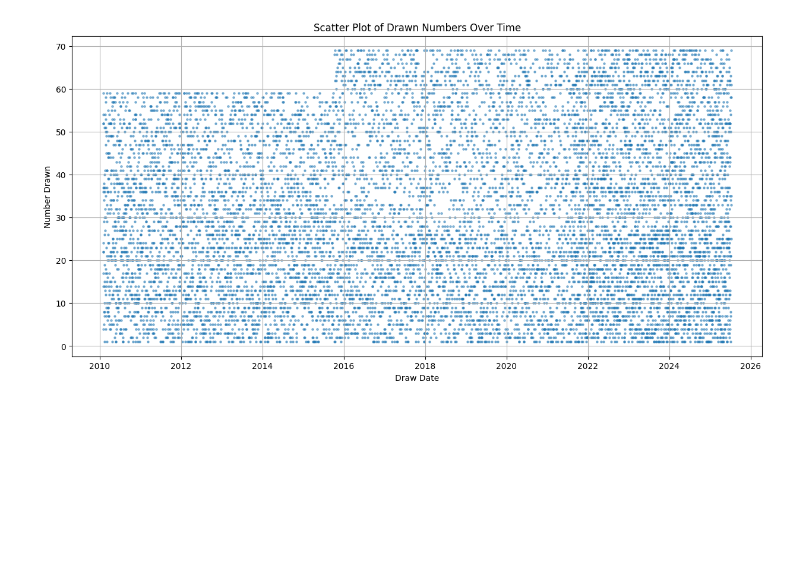
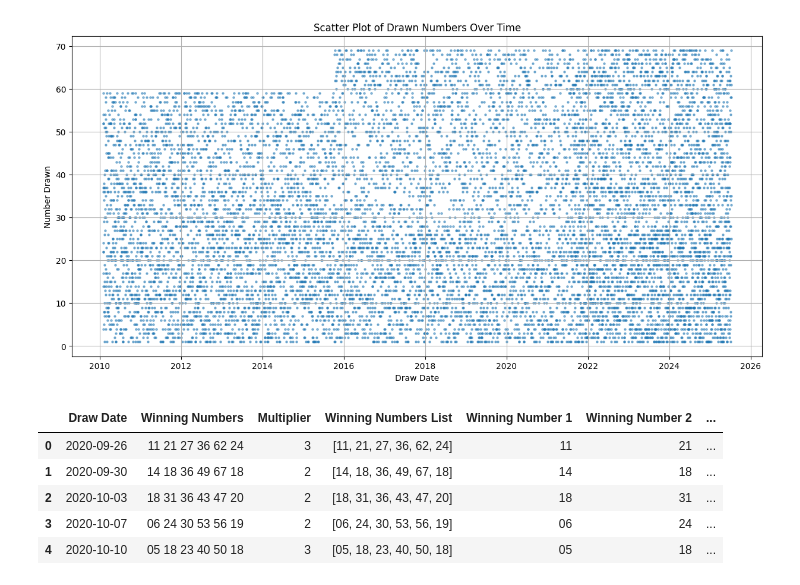
Before and after one commit to Mark4815/PandasCleaning, a Jupyter notebook: PandasCleaning_WinningLotteryNumbers.ipynb, the cells around one changed output. Drawn from its saved outputs; the diff is of its cells as text; code cells hidden in the pictures; blank space fills up the shorter version.

```diff
--- a/PandasCleaning_WinningLotteryNumbers.ipynb
+++ b/PandasCleaning_WinningLotteryNumbers.ipynb
@@ -177,3 +177,16 @@ plt.grid(True)
 plt.show()
 # %% [output]
 [figure]
+# %%
+# Expand the 'Winning Numbers List' into separate columns
+df[['Winning Number 1', 'Winning Number 2', 'Winning Number 3', 'Winning Number 4', 'Winning Number 5', 'Powerball']] = pd.DataFrame(df['Winning Numbers List'].tolist(), index=df.index)
+
+# Display the updated DataFrame with the new columns
+df.head()
+# %% [output]
+|  | Draw Date | Winning Numbers | Multiplier | Winning Numbers List | Winning Number 1 | Winning Number 2 | ... |
+| 0 | 2020-09-26 | 11 21 27 36 62 24 | 3 | [11, 21, 27, 36, 62, 24] | 11 | 21 | ... |
+| 1 | 2020-09-30 | 14 18 36 49 67 18 | 2 | [14, 18, 36, 49, 67, 18] | 14 | 18 | ... |
+| 2 | 2020-10-03 | 18 31 36 43 47 20 | 2 | [18, 31, 36, 43, 47, 20] | 18 | 31 | ... |
+| 3 | 2020-10-07 | 06 24 30 53 56 19 | 2 | [06, 24, 30, 53, 56, 19] | 06 | 24 | ... |
+| 4 | 2020-10-10 | 05 18 23 40 50 18 | 3 | [05, 18, 23, 40, 50, 18] | 05 | 18 | ... |
```
Also changed, not shown: parts of 1 cell of this notebook.
